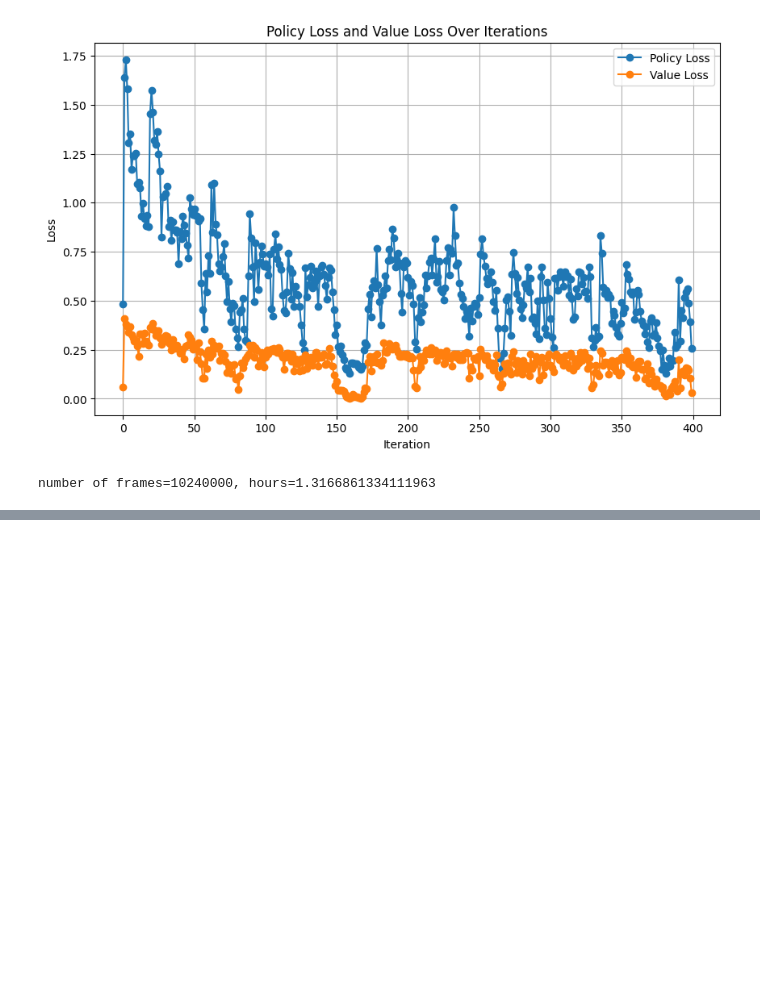
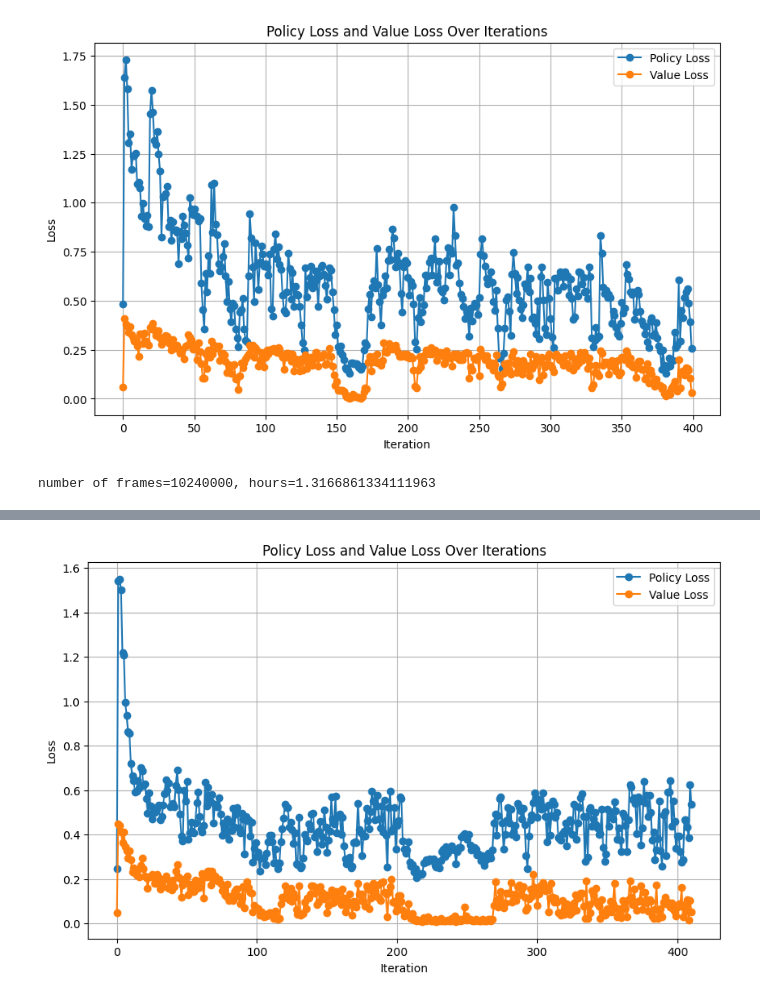
Before and after one commit to s-angheben/rf-learning, a Jupyter notebook: notebook.ipynb, the cells around one changed output, grey strips where cells are left out. Cells and saved outputs as stored; diff of their text form; code cells hidden in the pictures; blank space fills up the shorter version.

```diff
--- a/notebook.ipynb
+++ b/notebook.ipynb
@@ -725,0 +632,4 @@ first player: -1.0
+# %%
+plot_losses("./alphazero/checkpoints/connect_four_5_64/training_log.json")
+# %% [output]
+[figure, added]
```
Also changed, not shown: parts of 18 cells of this notebook, 8 other files.
